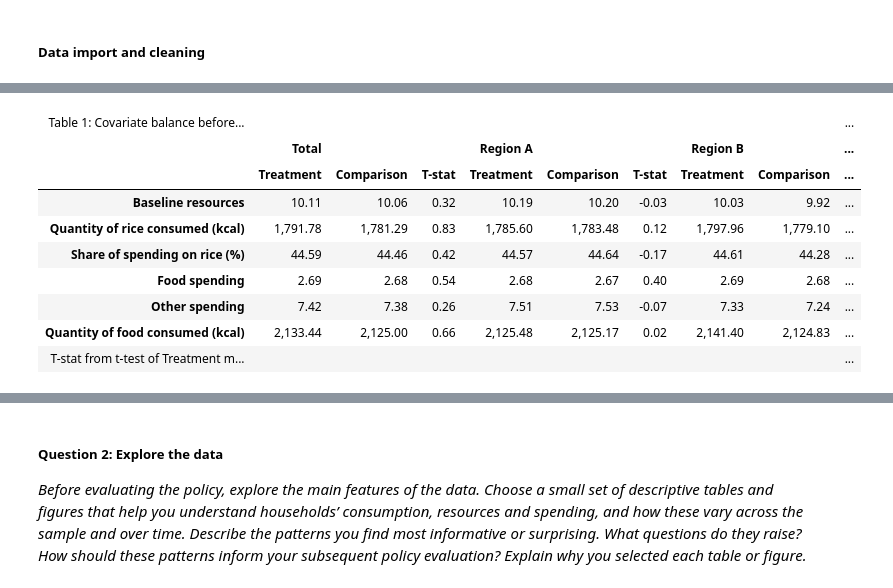
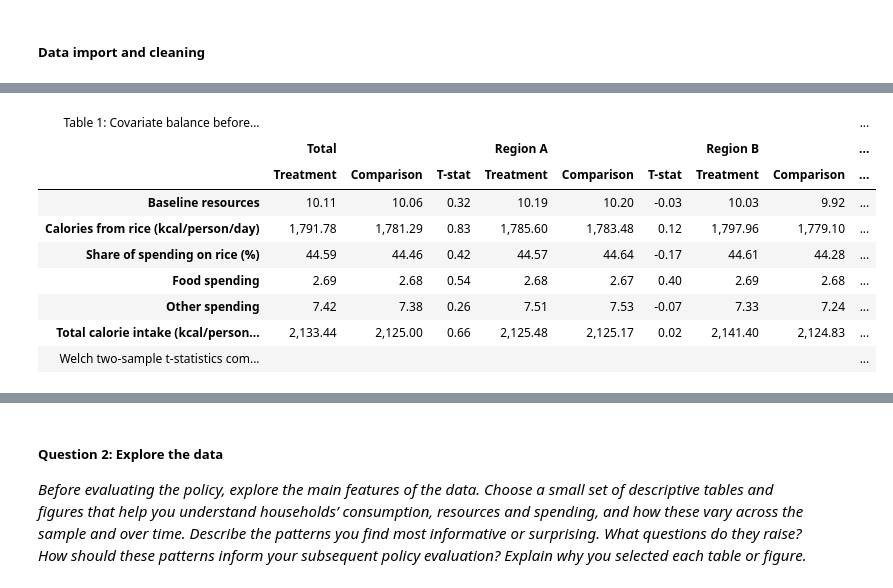
Before and after one commit to drishtikhemlani2306/pau_milan_assignment_1, a Jupyter notebook: assignment1_notebook.ipynb, the cells around one changed output, grey strips where cells are left out. Cells and saved outputs as stored; diff of their text form; code cells hidden in the pictures.

```diff
--- a/assignment1_notebook.ipynb
+++ b/assignment1_notebook.ipynb
@@ -135,41 +262,41 @@ balance <- bind_rows("Total"    = balance_total,
 labels <- c(baseline_resources = "Baseline resources",
             food_spending      = "Food spending",
             other_spending     = "Other spending",
-            total_caloric_intake = "Quantity of food consumed (kcal)",
-            food_caloric_intake = "Quantity of rice consumed (kcal)",
+            total_caloric_intake = "Total calorie intake (kcal/person/day)",
+            food_caloric_intake = "Calories from rice (kcal/person/day)",
             food_share_spending  = "Share of spending on rice (%)")
 
 balance_wide <- balance |>
   mutate(Variable   = unname(labels[name]),
          Treatment  = Treated,
          Comparison = Control,
          `T-stat`   = paste0(sprintf("%.2f", t_stat), signif)) |>
   select(sample, Variable, Treatment, Comparison, `T-stat`) |>
   pivot_wider(names_from  = sample,
               values_from = c(Treatment, Comparison, `T-stat`),
               names_glue  = "{sample}|{.value}") |>
   select(Variable, starts_with("Total"), starts_with("Region A"), starts_with("Region B"))
 
 tbl1 <- balance_wide |>
   gt(rowname_col = "Variable") |>
   tab_header(title = "Table 1: Covariate balance before treatment") |>
   tab_spanner_delim(delim = "|") |>
   fmt_number(columns = matches("Treatment|Comparison"), decimals = 2) |>
   cols_align(align = "center") |>
   tab_style(style = list(cell_fill(color = "grey85"), cell_text(weight = "bold")),
             locations = cells_column_spanners()) |>
   opt_row_striping() |>
-  tab_source_note("T-stat from t-test of Treatment minus Comparison. * p < 0.10, ** p < 0.05, *** p < 0.01")
+  tab_source_note("Welch two-sample t-statistics comparing treatment and control group means before the subsidy. * p < 0.10, ** p < 0.05, *** p < 0.01")
 
 IRdisplay::display_html(as_raw_html(tbl1))
 # %% [output]
 | Table 1: Covariate balance before... |  |  |  |  |  |  |  |  | ... |
 |  | Total |  |  | Region A |  |  | Region B |  | ... |
 |  | Treatment | Comparison | T-stat | Treatment | Comparison | T-stat | Treatment | Comparison | ... |
 | Baseline resources | 10.11 | 10.06 | 0.32 | 10.19 | 10.20 | -0.03 | 10.03 | 9.92 | ... |
-| Quantity of rice consumed (kcal) | 1,791.78 | 1,781.29 | 0.83 | 1,785.60 | 1,783.48 | 0.12 | 1,797.96 | 1,779.10 | ... |
+| Calories from rice (kcal/person/day) | 1,791.78 | 1,781.29 | 0.83 | 1,785.60 | 1,783.48 | 0.12 | 1,797.96 | 1,779.10 | ... |
 | Share of spending on rice (%) | 44.59 | 44.46 | 0.42 | 44.57 | 44.64 | -0.17 | 44.61 | 44.28 | ... |
 | Food spending | 2.69 | 2.68 | 0.54 | 2.68 | 2.67 | 0.40 | 2.69 | 2.68 | ... |
 | Other spending | 7.42 | 7.38 | 0.26 | 7.51 | 7.53 | -0.07 | 7.33 | 7.24 | ... |
-| Quantity of food consumed (kcal) | 2,133.44 | 2,125.00 | 0.66 | 2,125.48 | 2,125.17 | 0.02 | 2,141.40 | 2,124.83 | ... |
-| T-stat from t-test of Treatment m... |  |  |  |  |  |  |  |  | ... |
+| Total calorie intake (kcal/person... | 2,133.44 | 2,125.00 | 0.66 | 2,125.48 | 2,125.17 | 0.02 | 2,141.40 | 2,124.83 | ... |
+| Welch two-sample t-statistics com... |  |  |  |  |  |  |  |  | ... |
```
Also changed, not shown: parts of 13 cells of this notebook.
